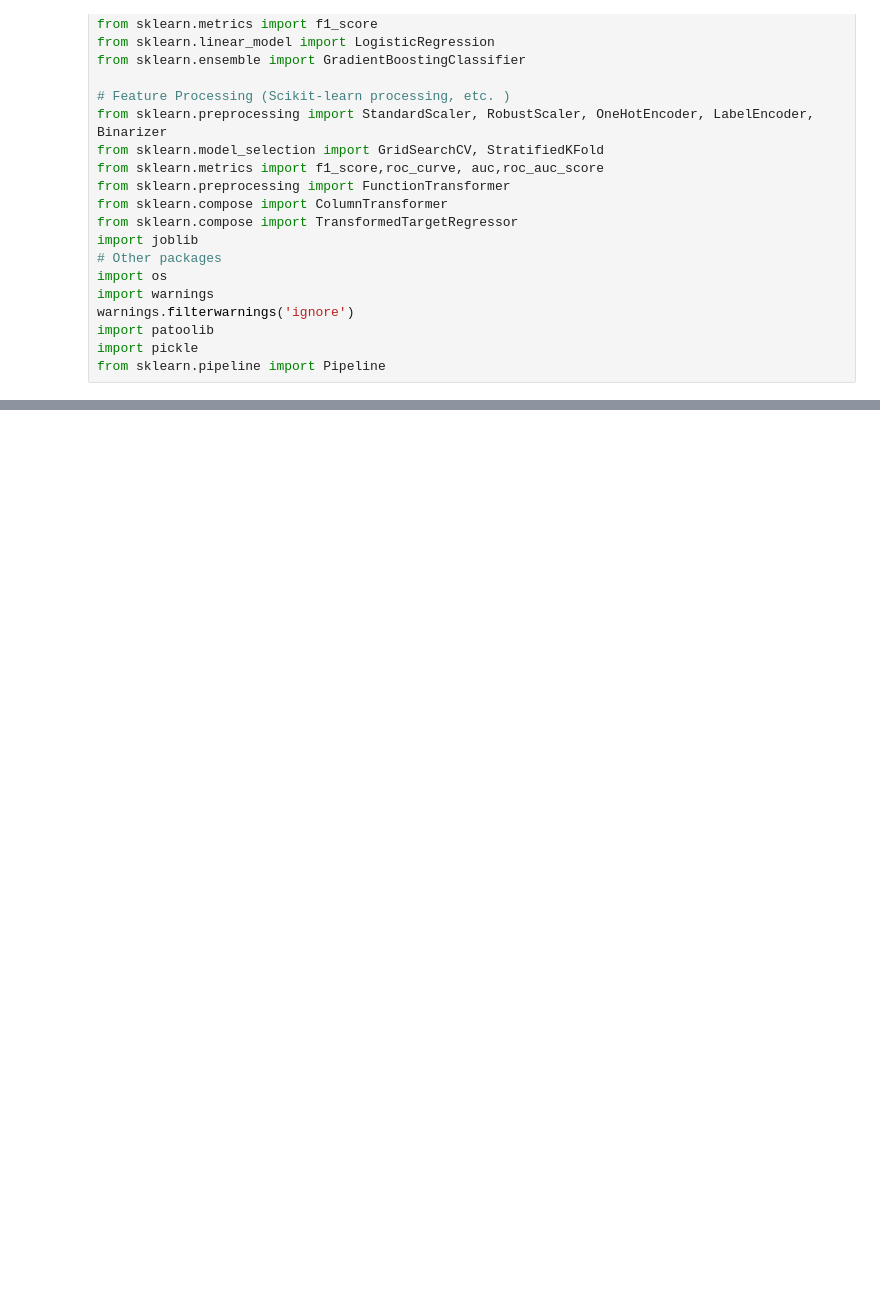
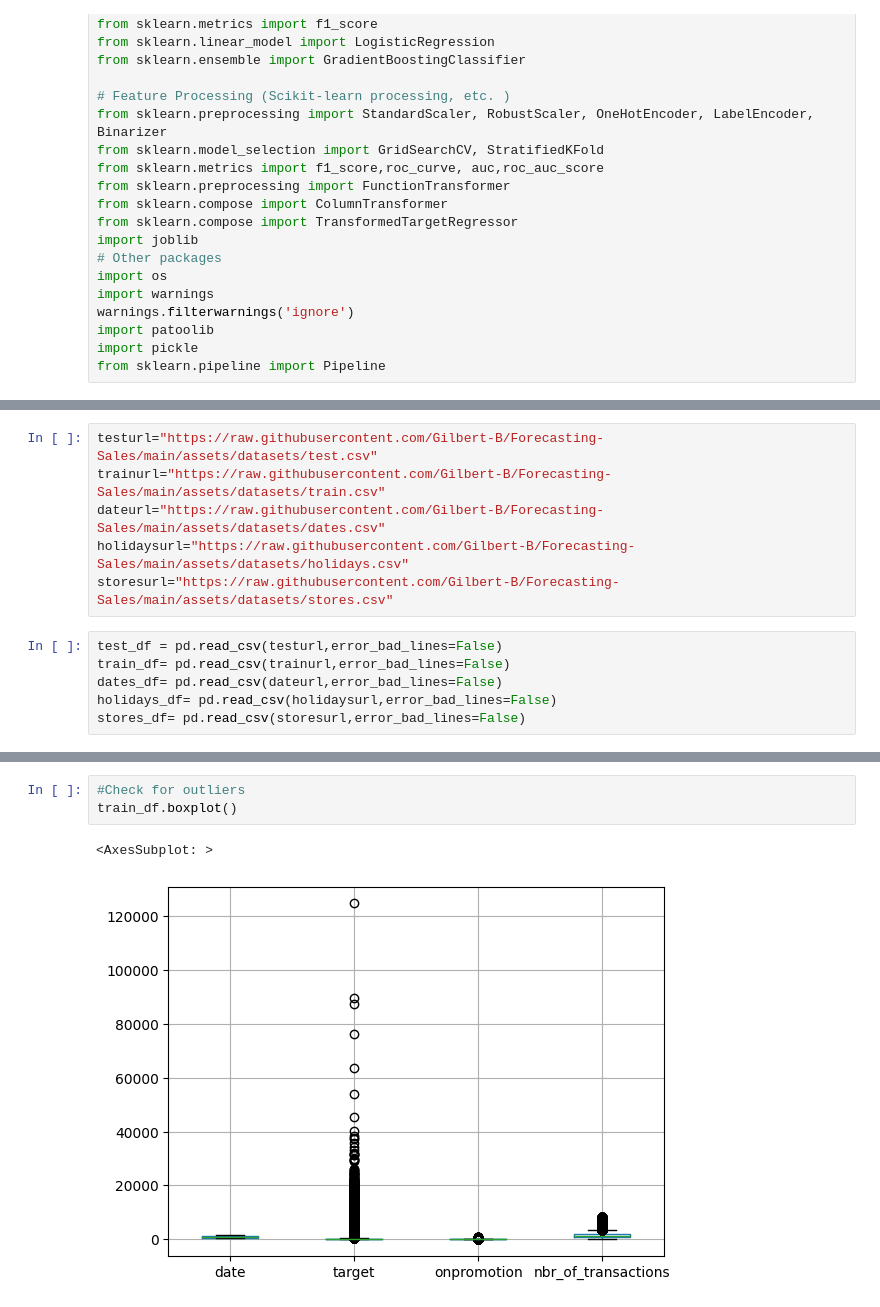
Before and after one commit to Gilbert-B/Forecasting-Sales, a Jupyter notebook: dev/notebook/Sales_Forecast.ipynb, the cells around one changed output, grey strips where cells are left out. Saved outputs shown, nothing was run; the diff lists cells and outputs as text; blank space fills up the shorter version.

```diff
--- a/dev/notebook/Sales_Forecast.ipynb
+++ b/dev/notebook/Sales_Forecast.ipynb
@@ -79,0 +83,12 @@ from sklearn.pipeline import Pipeline
+# %%
+testurl="https://raw.githubusercontent.com/Gilbert-B/Forecasting-Sales/main/assets/datasets/test.csv"
+trainurl="https://raw.githubusercontent.com/Gilbert-B/Forecasting-Sales/main/assets/datasets/train.csv"
+dateurl="https://raw.githubusercontent.com/Gilbert-B/Forecasting-Sales/main/assets/datasets/dates.csv"
+holidaysurl="https://raw.githubusercontent.com/Gilbert-B/Forecasting-Sales/main/assets/datasets/holidays.csv"
+storesurl="https://raw.githubusercontent.com/Gilbert-B/Forecasting-Sales/main/assets/datasets/stores.csv"
+# %%
+test_df = pd.read_csv(testurl,error_bad_lines=False)
+train_df= pd.read_csv(trainurl,error_bad_lines=False)
+dates_df= pd.read_csv(dateurl,error_bad_lines=False)
+holidays_df= pd.read_csv(holidaysurl,error_bad_lines=False)
+stores_df= pd.read_csv(storesurl,error_bad_lines=False)
@@ -79,0 +171,6 @@ from sklearn.pipeline import Pipeline
+# %%
+#Check for outliers
+train_df.boxplot()
+# %% [output]
+<AxesSubplot: >
+[figure, added]
```
Also changed, not shown: parts of 19 cells of this notebook, 6 other files.
